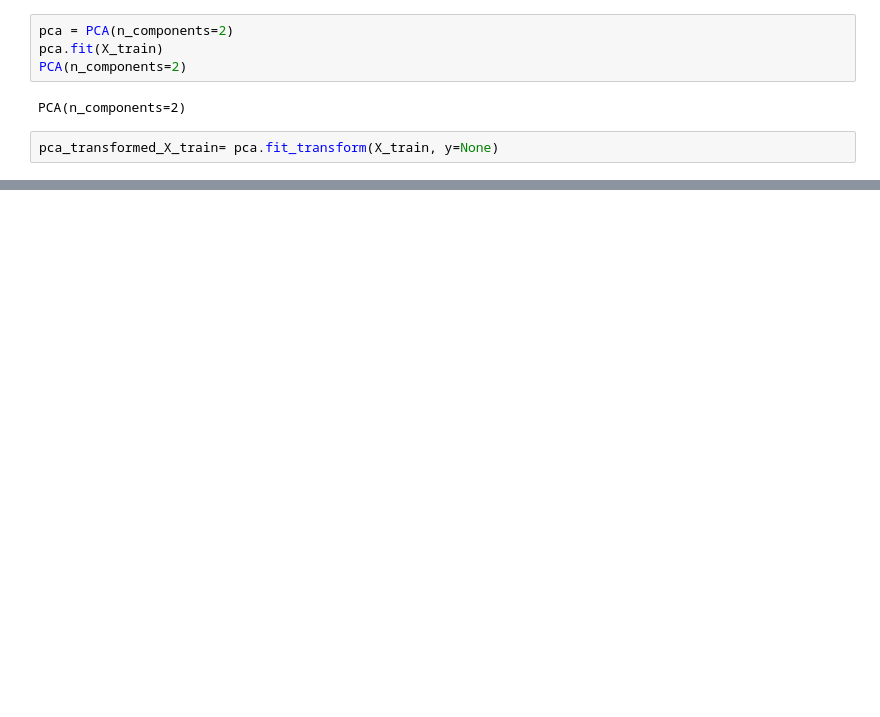
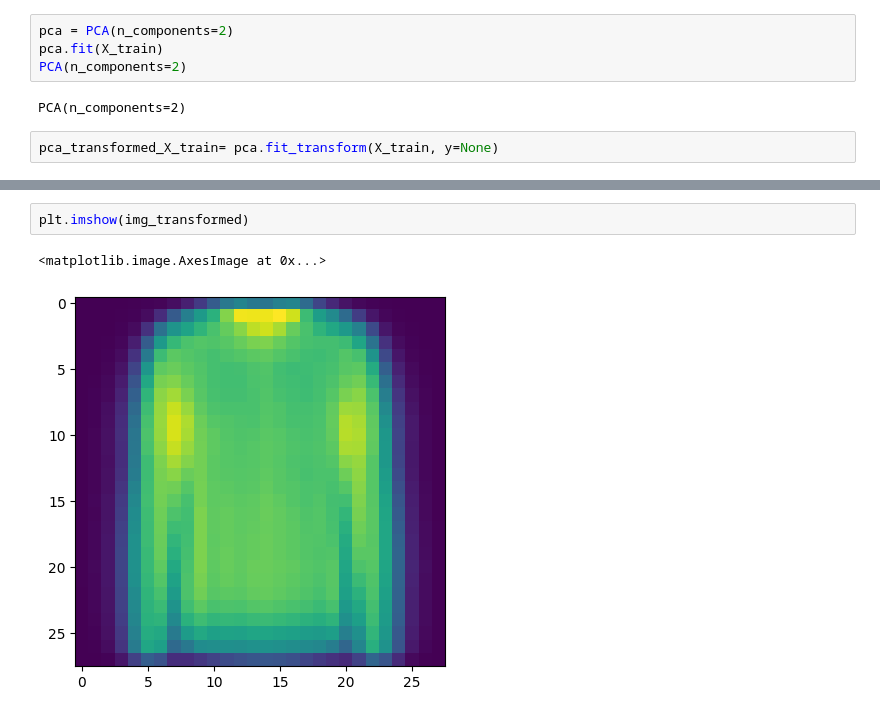
Before and after one commit to julielhagen/Clothing_classification-, a Jupyter notebook: sklearn.ipynb, the cells around one changed output, grey strips where cells are left out. Saved outputs shown, nothing was run; the diff lists cells and outputs as text; blank space fills up the shorter version.

```diff
--- a/sklearn.ipynb
+++ b/sklearn.ipynb
@@ -65,0 +79,5 @@ No artists with labels found to put in legend.  Note that artists whose label st
+# %%
+plt.imshow(img_transformed)
+# %% [output]
+<matplotlib.image.AxesImage at 0x...>
+[figure, added]
```
Also changed, not shown: parts of 7 cells of this notebook, 1 other file.
